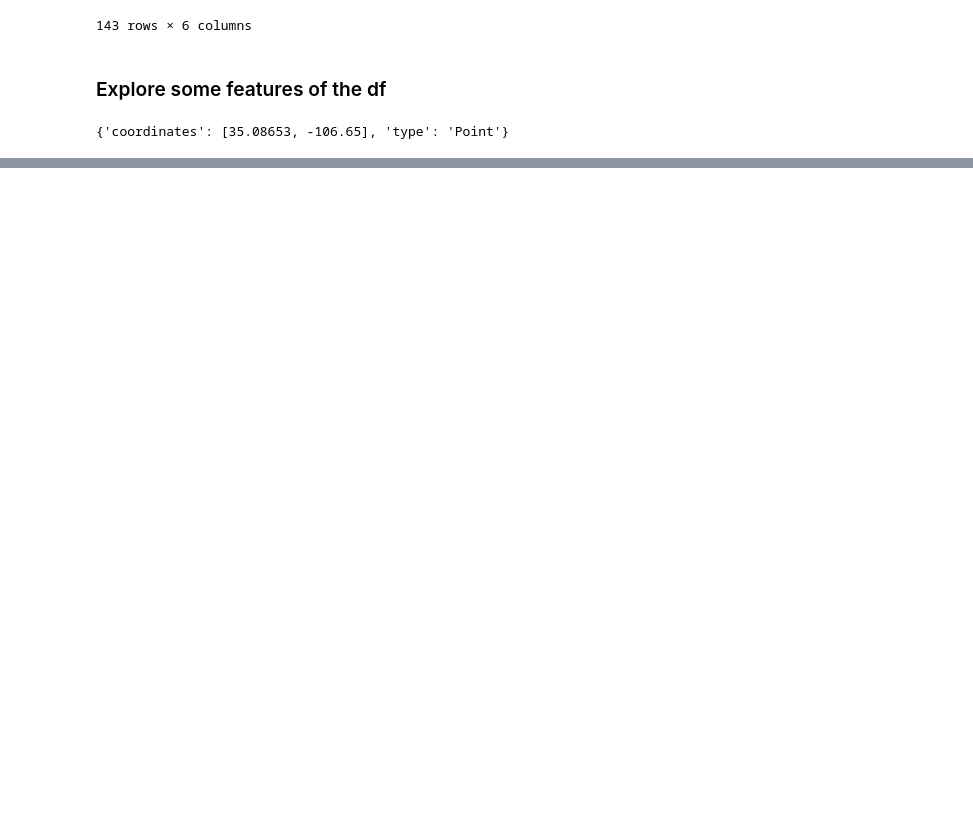
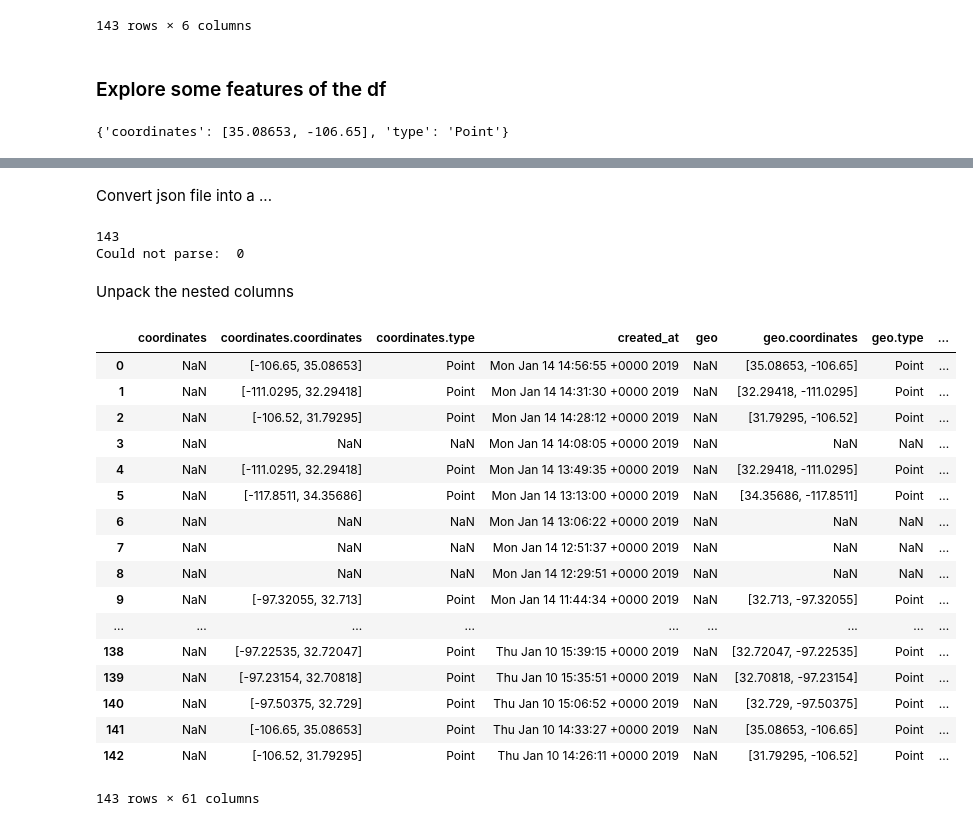
Before and after one commit to balak4/Optimizing-Evac-Routes, a Jupyter notebook: notebooks/AT_historical_tweets.ipynb, the cells around one changed output, grey strips where cells are left out. Drawn from its saved outputs; the diff is of its cells as text; code cells hidden in the pictures; blank space fills up the shorter version.

Commit message:
added veronicas code to historical notebook

```diff
--- a/notebooks/AT_historical_tweets.ipynb
+++ b/notebooks/AT_historical_tweets.ipynb
@@ -67,7 +73,5 @@ place_id is:  1d9a5370a355ab0c
 # %%
-# useful resource: http://www.dealingdata.net/2016/07/23/PoGo-Series-Tweepy/
-
-searchQuery = 'Chicago road closed'
+searchQuery = 'place:96683cc9126741d1 road closed'
 
 tweetCount = 0
 
@@ -75,7 +79,9 @@ tweetCount = 0
 with open('../data/AT_historical/historical.json', 'w') as f:
 
     #Tell the Cursor method: we want to use Search API (api.search), and our query
-    for tweet in tweepy.Cursor(api.search,q=searchQuery).items() :
+    for tweet in tweepy.Cursor(api.search,q=searchQuery,
+                               tweet_mode='extended'    #comment out extended tweet if desired
+                              ).items() :
 
         #Verify the tweet has place info before writing
         if tweet.place is not None:
@@ -316,0 +309,2 @@ for i in range(len(list)):
+# %% [markdown]
+Convert json file into a ...
@@ -316,0 +321,51 @@ for i in range(len(list)):
+# %%
+tweets_data = []
+notParsed = []
+tweets_file = open("../data/AT_historical/PoGo_USA_Tutorial.json20190114_7_1_36.json","r")
+for line in tweets_file:
+    if line.strip():
+        try:
+            tweet=json.loads(line)
+            tweets_data.append(tweet)
+        except:
+            notParsed.append(line)
+            continue
+print(len(tweets_data))
+print('Could not parse: ', len(notParsed))
+# %% [output]
+143
+Could not parse:  0
+# %% [markdown]
+Unpack the nested columns
+# %%
+tweet_cols = ['coordinates', 'created_at',
+#                'full_text',
+              'geo', 'id', 'place', 'user']
+
+sample_tweets_dict = [{col:tweet[col] for col in tweet_cols } for tweet in tweets_data]
+
+# To flatten all nested dictionaries
+# DOES NOT FLATTEN LISTS
+# Look for any instances of nested lists during cleaning
+sample_tweets_df = pd.io.json.json_normalize(sample_tweets_dict)
+# %%
+sample_tweets_df
+# %% [output]
+|  | coordinates | coordinates.coordinates | coordinates.type | created_at | geo | geo.coordinates | geo.type | ... |
+| 0 | NaN | [-106.65, 35.08653] | Point | Mon Jan 14 14:56:55 +0000 2019 | NaN | [35.08653, -106.65] | Point | ... |
+| 1 | NaN | [-111.0295, 32.29418] | Point | Mon Jan 14 14:31:30 +0000 2019 | NaN | [32.29418, -111.0295] | Point | ... |
+| 2 | NaN | [-106.52, 31.79295] | Point | Mon Jan 14 14:28:12 +0000 2019 | NaN | [31.79295, -106.52] | Point | ... |
+| 3 | NaN | NaN | NaN | Mon Jan 14 14:08:05 +0000 2019 | NaN | NaN | NaN | ... |
+| 4 | NaN | [-111.0295, 32.29418] | Point | Mon Jan 14 13:49:35 +0000 2019 | NaN | [32.29418, -111.0295] | Point | ... |
+| 5 | NaN | [-117.8511, 34.35686] | Point | Mon Jan 14 13:13:00 +0000 2019 | NaN | [34.35686, -117.8511] | Point | ... |
+| 6 | NaN | NaN | NaN | Mon Jan 14 13:06:22 +0000 2019 | NaN | NaN | NaN | ... |
+| 7 | NaN | NaN | NaN | Mon Jan 14 12:51:37 +0000 2019 | NaN | NaN | NaN | ... |
+| 8 | NaN | NaN | NaN | Mon Jan 14 12:29:51 +0000 2019 | NaN | NaN | NaN | ... |
+| 9 | NaN | [-97.32055, 32.713] | Point | Mon Jan 14 11:44:34 +0000 2019 | NaN | [32.713, -97.32055] | Point | ... |
+| ... | ... | ... | ... | ... | ... | ... | ... | ... |
+| 138 | NaN | [-97.22535, 32.72047] | Point | Thu Jan 10 15:39:15 +0000 2019 | NaN | [32.72047, -97.22535] | Point | ... |
+| 139 | NaN | [-97.23154, 32.70818] | Point | Thu Jan 10 15:35:51 +0000 2019 | NaN | [32.70818, -97.23154] | Point | ... |
+| 140 | NaN | [-97.50375, 32.729] | Point | Thu Jan 10 15:06:52 +0000 2019 | NaN | [32.729, -97.50375] | Point | ... |
+| 141 | NaN | [-106.65, 35.08653] | Point | Thu Jan 10 14:33:27 +0000 2019 | NaN | [35.08653, -106.65] | Point | ... |
+| 142 | NaN | [-106.52, 31.79295] | Point | Thu Jan 10 14:26:11 +0000 2019 | NaN | [31.79295, -106.52] | Point | ... |
+143 rows × 61 columns
```
Also changed, not shown: parts of 12 cells of this notebook, 2 other files.
